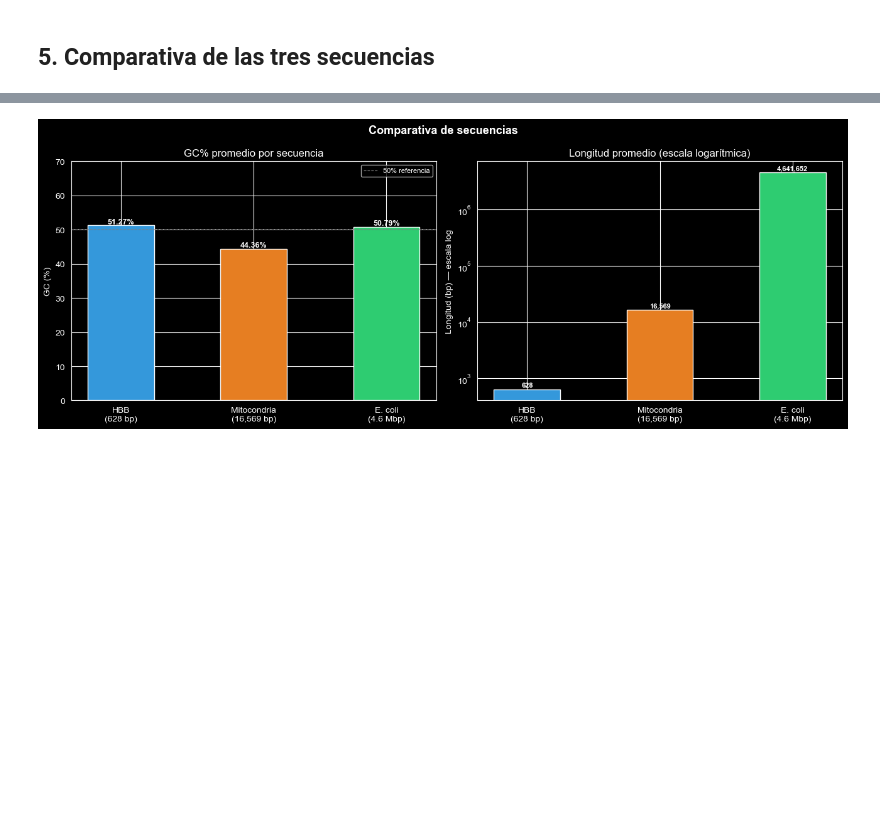
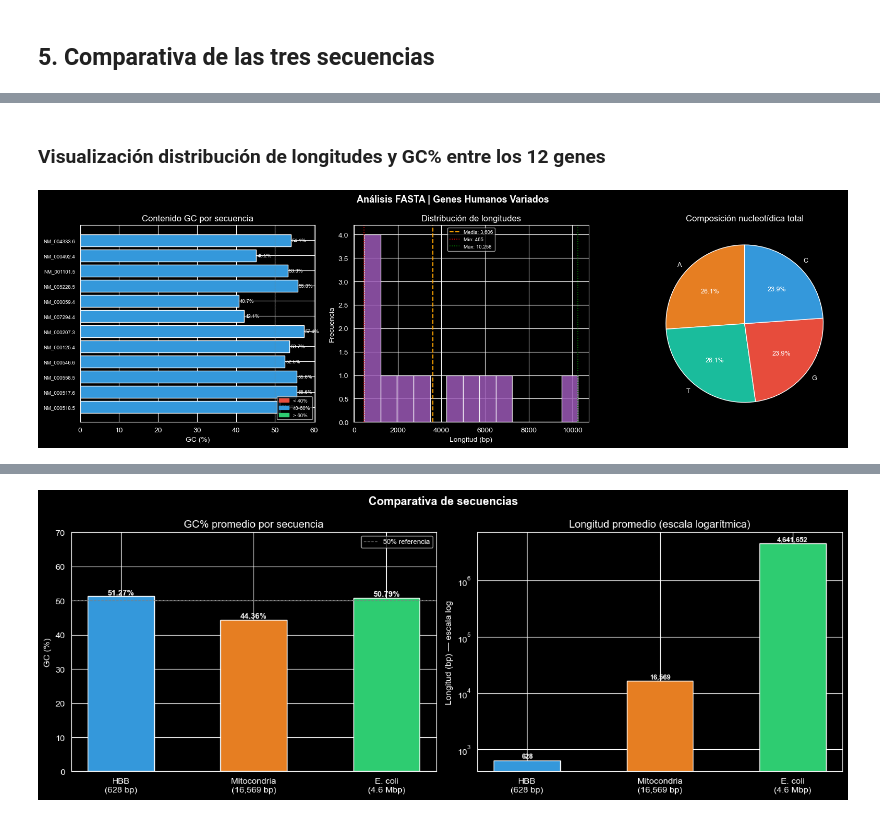
Before and after one commit to DiegoRivas1/bio-notebooks, a Jupyter notebook: 01_secuencias_fasta/notebook.ipynb, the cells around one changed output, grey strips where cells are left out. Drawn from its saved outputs; the diff is of its cells as text; code cells hidden in the pictures; blank space fills up the shorter version.

Commit message:
Crecion foamto fasta

```diff
--- a/01_secuencias_fasta/notebook.ipynb
+++ b/01_secuencias_fasta/notebook.ipynb
@@ -206,7 +186,7 @@ class FastaReader:
         return records
 
     def __iter__(self) -> Iterator[FastaRecord]:
-        """Streaming: cede un registro a la vez , sera util cuando usmeos archivos grandes."""
+        """Streaming: cede un registro a la vez (útil para archivos grandes)."""
         current_id:   str | None = None
         current_desc: str        = ""
         buffer:       list[str]  = []
@@ -303,9 +283,9 @@ Ajusta la variable `DATA_DIR` si tus archivos están en otra ubicación.
 DATA_DIR = "data"   # relativo al notebook
 
 ARCHIVOS = [
-    ("hbb_small.fasta",   "HBB Humana (pequeña)  NM_000518.5"),
-    ("mito_medium.fasta", "Mitocondria (mediana)  NC_012920.1"),
-    ("ecoli_large.fasta", "E. coli K-12 (grande)  U00096.3"),
+    ("hbb_small.fasta",   "HBB Humana (pequeña) — NM_000518.5"),
+    ("mito_medium.fasta", "Mitocondria (mediana) — NC_012920.1"),
+    ("ecoli_large.fasta", "E. coli K-12 (grande) — U00096.3"),
 ]
 
 resultados = []   # guardamos para visualizar después
@@ -313,7 +293,7 @@ resultados = []   # guardamos para visualizar después
 for fname, label in ARCHIVOS:
     path = os.path.join(DATA_DIR, fname)
     if not os.path.exists(path):
-        print(f"⚠️  No encontrado: {path}")
+        print(f" No encontrado: {path}")
         continue
 
     t0      = time.perf_counter()
@@ -420,0 +421,13 @@ for label, records, stats in resultados:
+# %%
+# Análisis del archivo multi-secuencia
+path_multi = os.path.join(DATA_DIR, "genes_humanos_multi.fasta")
+
+t0             = time.perf_counter()
+records_multi  = FastaReader(path_multi).parse()
+elapsed_multi  = (time.perf_counter() - t0) * 1000
+
+stats_multi = SequenceStats.compute(records_multi)
+SequenceStats.print_report(
+    "Genes Humanos Variados (multi-secuencia)",
+    records_multi, stats_multi, elapsed_multi
+)
@@ -420,0 +452,6 @@ for label, records, stats in resultados:
+# %% [markdown]
+### Visualización distribución de longitudes y GC% entre los 12 genes
+# %%
+visualizar(records_multi, stats_multi, "Genes Humanos Variados")
+# %% [output]
+[figure, added]
```
Also changed, not shown: parts of 11 cells of this notebook, 1 other file.
